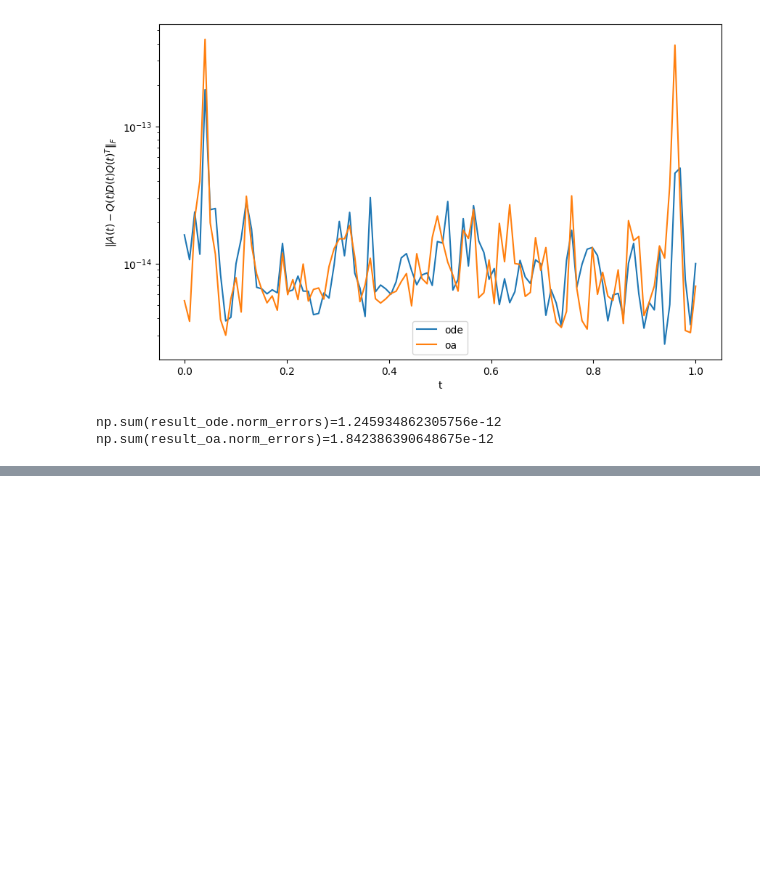
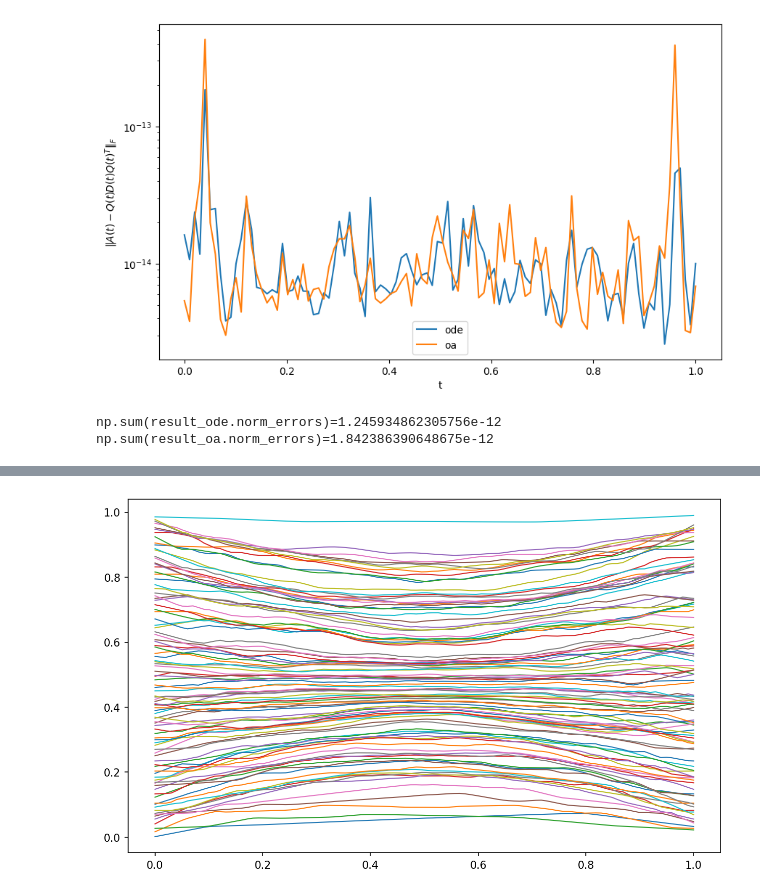
Before and after one commit to t-uda/EigenpairFlow, a Jupyter notebook: notebooks/large_matrix_tracking_demo.ipynb, the cells around one changed output, grey strips where cells are left out. Cells and saved outputs as stored; diff of their text form; code cells hidden in the pictures; blank space fills up the shorter version.

Commit message:
add example large_n = 500

```diff
--- a/notebooks/large_matrix_tracking_demo.ipynb
+++ b/notebooks/large_matrix_tracking_demo.ipynb
@@ -127,3 +128,38 @@ print(f'{np.sum(result_oa.norm_errors)=}')
 # %% [output]
 np.sum(result_ode.norm_errors)=1.245934862305756e-12
 np.sum(result_oa.norm_errors)=1.842386390648675e-12
+# %%
+large_n = 500
+
+np.random.seed(42)
+
+# perturb the rotation to induce both curve crossing and curve veering
+large_Q0, _ = np.linalg.qr(np.random.randn(large_n, large_n))
+large_Q1 = rand_near_orthogonal_cayley(large_Q0)
+
+# flip eigenvalues to create crossings
+large_eigvals0 = np.random.uniform(0, 1, large_n)
+large_eigvals1 = large_eigvals0[::-1]
+
+large_A0 = large_Q0 @ np.diag(large_eigvals0) @ large_Q0.T
+large_A1 = large_Q1 @ np.diag(large_eigvals1) @ large_Q1.T
+
+def large_A_func(t):
+    """Return the interpolated symmetric matrix A(t)."""
+    return (1 - t) * large_A0 + t * large_A1
+
+def large_dA_func(t):
+    """Return the derivative of A(t) with respect to t."""
+    return large_A1 - large_A0
+# %%
+start = time()
+large_result_oa = eigenpairtrack(
+    large_A_func,
+    large_dA_func,
+    (0.0, 1.0),
+    t_eval
+)
+large_elapsed_oa = time() - start
+
+print(f'Time: {large_elapsed_oa} secs')
+print(large_result_oa)
@@ -129,0 +174,9 @@ np.sum(result_oa.norm_errors)=1.842386390648675e-12
+# %%
+plt.figure(figsize=(10, 6), dpi=150)
+large_eigvals = np.array([
+    np.diag(Lambda) for Lambda in large_result_oa.Lambdas
+])
+
+plt.plot(t_eval, large_eigvals[:, 0:large_n:5], lw=1);
+# %% [output]
+[figure, added]
```
Also changed, not shown: parts of 5 cells of this notebook.
